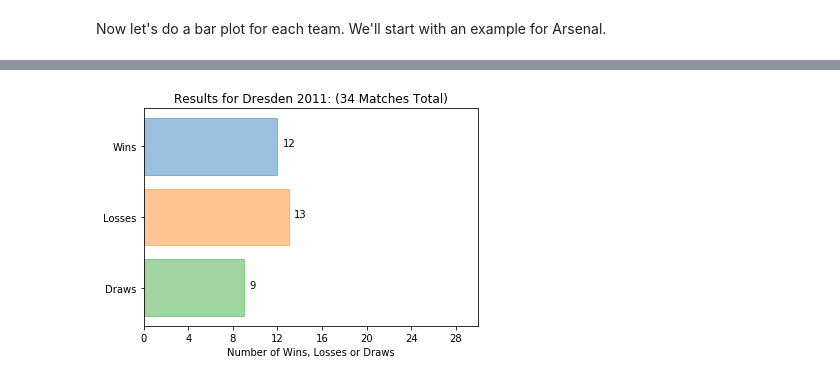
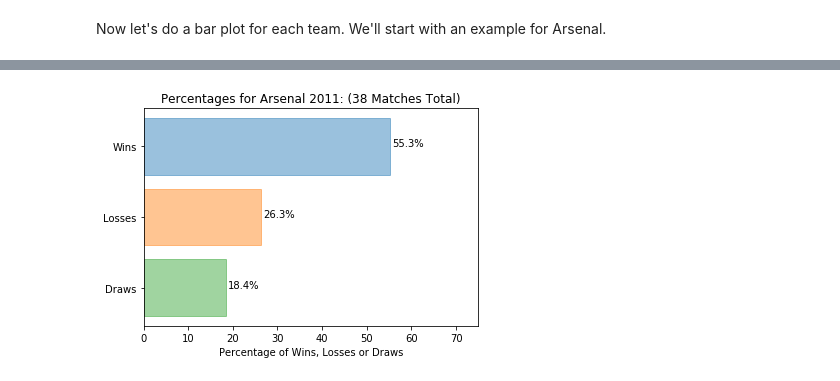
Before and after one commit to seancarverphd/soccer-project-2, a Jupyter notebook: SoccerNotebook.ipynb, the cells around one changed output, grey strips where cells are left out. Saved outputs shown, nothing was run; the diff lists cells and outputs as text; code cells hidden in the pictures.

Commit message:
Completed Percentage Plots.

```diff
--- a/SoccerNotebook.ipynb
+++ b/SoccerNotebook.ipynb
@@ -429,16 +433,16 @@ color_losses = '#ff7f0e'  # Orange
 color_draws = '#2ca02c'  # Green
 alpha_level = .45
 
-counts_binrange = np.arange(.5,30,1)
-counts_xlim = (0,30)
-counts_xticks = np.arange(0,29,4)
+count_binrange = np.arange(.5,30,1)
+count_xlim = (0,30)
+count_xticks = np.arange(0,29,4)
 
-plt.hist(WinLoss.TotalWins, alpha=alpha_level, label='Wins', color=color_wins, bins=counts_binrange)
-plt.hist(WinLoss.TotalLosses, alpha=alpha_level, label='Losses', color=color_losses, bins=counts_binrange)
-plt.hist(WinLoss.TotalDraws, alpha=alpha_level, label='Draws', color=color_draws, bins=counts_binrange)
+plt.hist(WinLoss.TotalWins, alpha=alpha_level, label='Wins', bins=count_binrange, color=color_wins)
+plt.hist(WinLoss.TotalLosses, alpha=alpha_level, label='Losses', bins=count_binrange, color=color_losses)
+plt.hist(WinLoss.TotalDraws, alpha=alpha_level, label='Draws', bins=count_binrange, color=color_draws)
 plt.legend()
-plt.xlim(counts_xlim)
-plt.xticks(counts_xticks)
+plt.xlim(count_xlim)
+plt.xticks(count_xticks)
 plt.ylim((0,10))  # Different for bar plots
 
 plt.title("Distribution of Number of Wins, Losses, and Draws, Across 2011 Teams")
@@ -523,4 +553,4 @@ PIL.PngImagePlugin.PngImageFile
 # %%
-im = make_team_bar(team=12)  # team=12 is Dresden
+im = make_team_bar(team=1, how='percent')  # team=12 is Dresden
 # %% [output]
-[figure, old version]
+[figure, new version]
```
Also changed, not shown: parts of 6 cells of this notebook.
